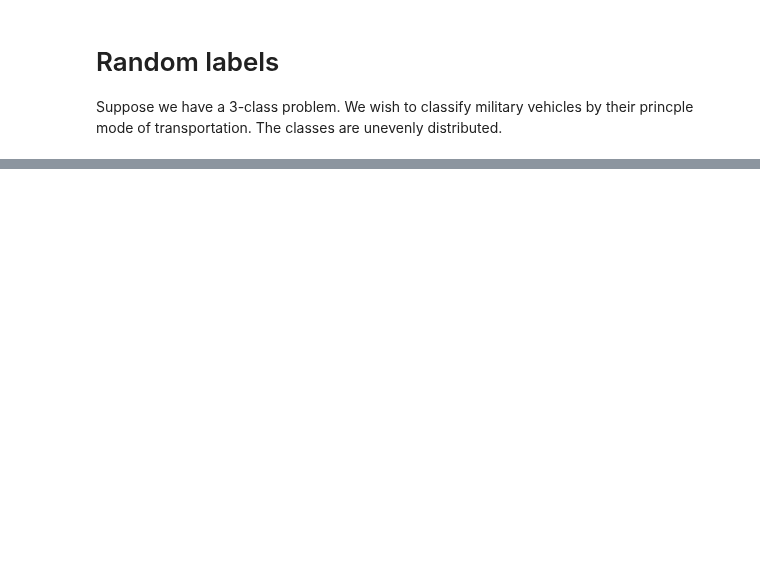
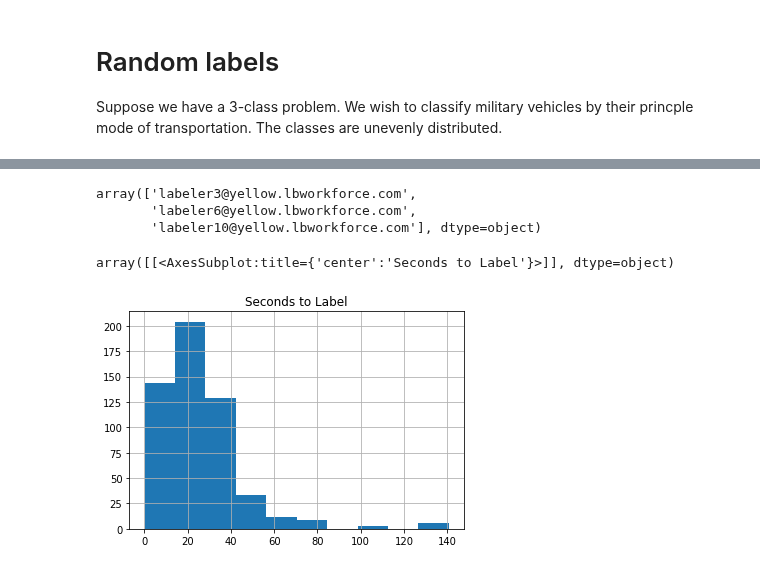
Before and after one commit to quiltdata/examples, a Jupyter notebook: visualizing-data-quality/QuiltAltairHistogram.ipynb, the cells around one changed output, grey strips where cells are left out. Cells and saved outputs as stored; diff of their text form; code cells hidden in the pictures; blank space fills up the shorter version.

```diff
--- a/visualizing-data-quality/QuiltAltairHistogram.ipynb
+++ b/visualizing-data-quality/QuiltAltairHistogram.ipynb
@@ -122,0 +122,5 @@ QuiltAltairHistogram.ipynb  justmadeit.json
+# %%
+import json
+
+with open("export-2021-10-08T22_27_38.805Z.json", "r") as f:
+    lbsample = json.load(f)
@@ -122,0 +182,31 @@ QuiltAltairHistogram.ipynb  justmadeit.json
+# %%
+label_df = pd.json_normalize(
+    lbsample,
+    record_path=["Label", "classifications"],
+    record_prefix="Label.classifications.",
+    meta=[["Dataset Name"], ["DataRow ID"], ["ID"], ["Created By"], ["Project Name"], ["Seconds to Label"], ["Skipped"]]
+)
+strcols = [
+    'Label.classifications.featureId',
+    'Label.classifications.schemaId',
+    'Label.classifications.title', 'Label.classifications.value',
+    'Label.classifications.answer.featureId',
+    'Label.classifications.answer.schemaId',
+    'Label.classifications.answer.title',
+    'Label.classifications.answer.value',
+    'Dataset Name',
+    'DataRow ID',
+    'ID',
+    'Created By'
+]
+
+numcols = ['Seconds to Label']
+
+boolcols = ['Skipped']
+
+for c in strcols:
+    label_df[c] = label_df[c].astype("string")
+for c in numcols:
+    label_df[c] =label_df[c].astype("float")
+for c in boolcols:
+    label_df[c] = label_df[c].astype("bool")
@@ -122,0 +273,13 @@ QuiltAltairHistogram.ipynb  justmadeit.json
+# %%
+labelers = label_df["Created By"].unique()
+labelers
+# %% [output]
+array(['labeler3@yellow.lbworkforce.com',
+       'labeler6@yellow.lbworkforce.com',
+       'labeler10@yellow.lbworkforce.com'], dtype=object)
+# %%
+
+label_df.hist(column="Seconds to Label")
+# %% [output]
+array([[<AxesSubplot:title={'center':'Seconds to Label'}>]], dtype=object)
+[figure, added]
```
Also changed, not shown: parts of 22 cells of this notebook, 7 other files.
